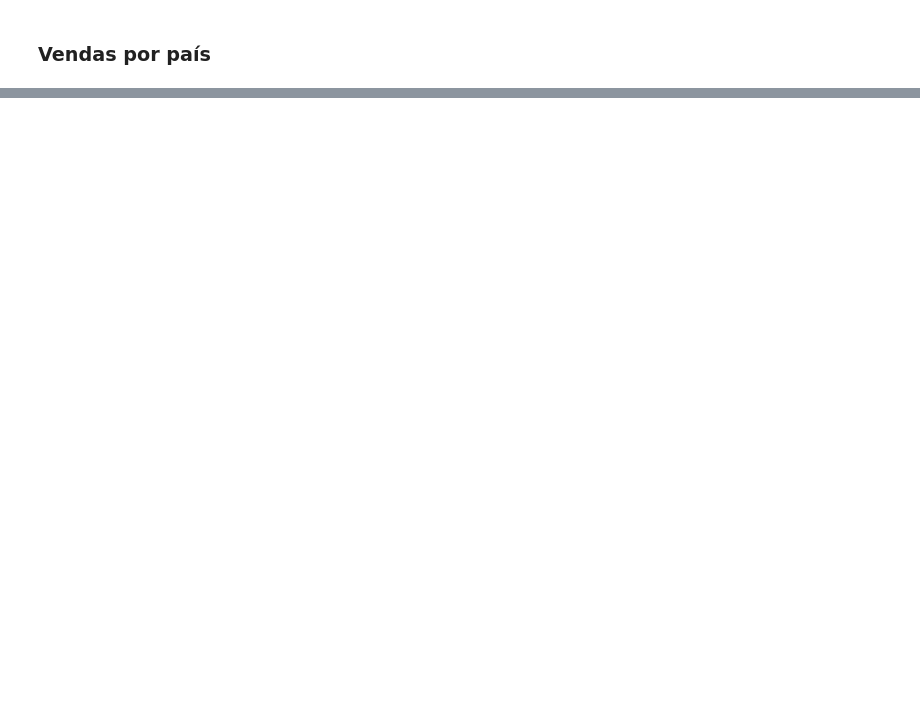
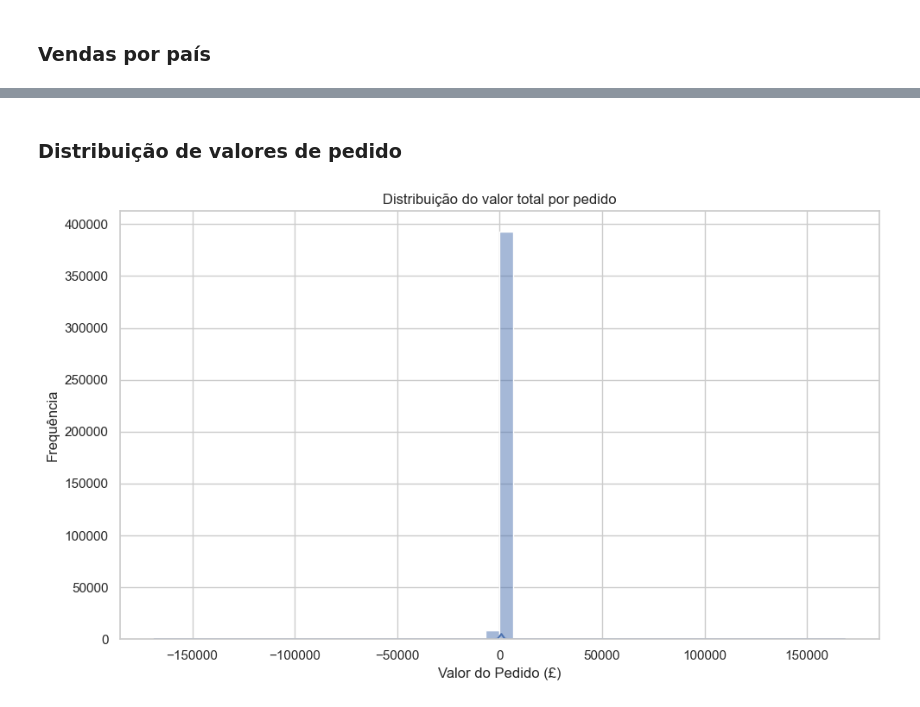
Before and after one commit to P-Lage/analise-vendas-ecommerce, a Jupyter notebook: analise-exploratoria.ipynb, the cells around one changed output, grey strips where cells are left out. Drawn from its saved outputs; the diff is of its cells as text; code cells hidden in the pictures; blank space fills up the shorter version.

```diff
--- a/analise-exploratoria.ipynb
+++ b/analise-exploratoria.ipynb
@@ -50,0 +65,12 @@ plt.show()
+# %% [markdown]
+### Distribuição de valores de pedido
+# %%
+sns.histplot(df["TotalValue"], bins=50, kde=True, color="#4C72B0")
+plt.title("Distribuição do valor total por pedido")
+plt.xlabel("Valor do Pedido (£)")
+plt.ylabel("Frequência")
+plt.tight_layout()
+plt.savefig("imagens/distribuicao_valor_pedido.png", dpi=300)
+plt.show()
+# %% [output]
+[figure, added]
```
Also changed, not shown: parts of 10 cells of this notebook, 1 other file.
